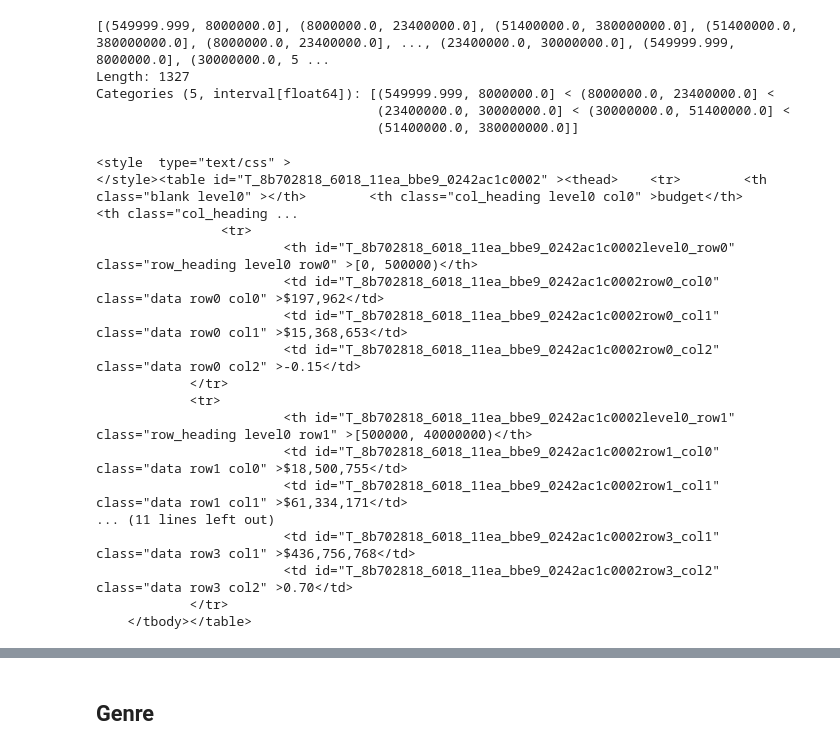
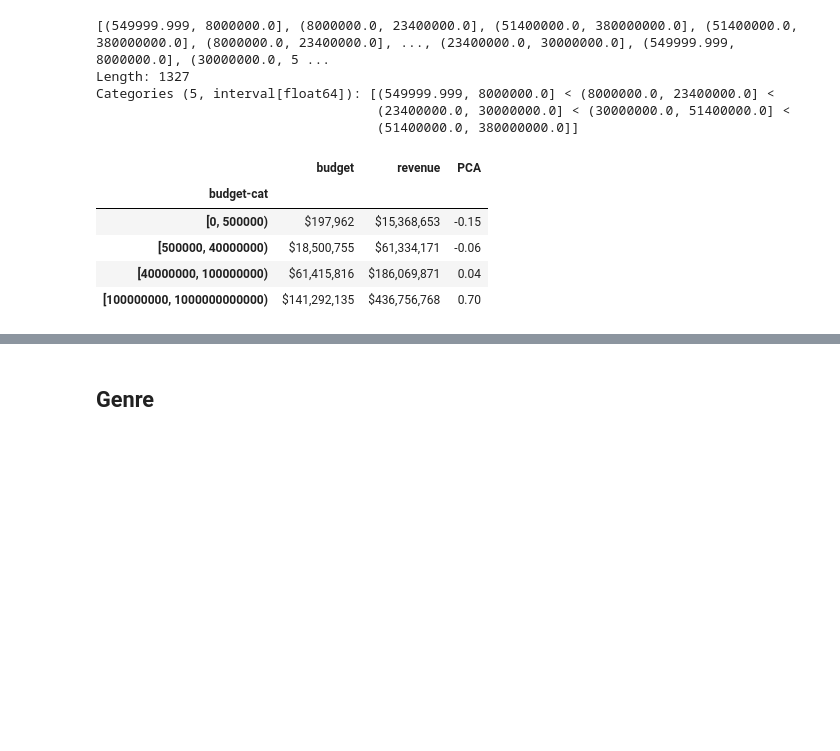
Before and after one commit to ErikSeguinte/movie_data, a Jupyter notebook: processing.ipynb, the cells around one changed output, grey strips where cells are left out. Cells and saved outputs as stored; diff of their text form; code cells hidden in the pictures; blank space fills up the shorter version.

```diff
--- a/processing.ipynb
+++ b/processing.ipynb
@@ -360,31 +360,20 @@ budget_ratings = clean_movies[['title','budget-cat', 'budget', 'revenue','PCA']]
 # %%
 quantiles=budget_ratings.groupby('budget-cat').mean()
 # %%
-print(quantiles
+(quantiles
  .style
  .format({
      "budget":"${:,.0f}",
      "revenue":"${:,.0f}",
      "PCA":"{:.2f}"
  })
- .render()
+ #.render()
 )
 # %% [output]
-<style  type="text/css" >
-</style><table id="T_8b702818_6018_11ea_bbe9_0242ac1c0002" ><thead>    <tr>        <th class="blank level0" ></th>        <th class="col_heading level0 col0" >budget</th>        <th class="col_heading ...
-                <tr>
-                        <th id="T_8b702818_6018_11ea_bbe9_0242ac1c0002level0_row0" class="row_heading level0 row0" >[0, 500000)</th>
-                        <td id="T_8b702818_6018_11ea_bbe9_0242ac1c0002row0_col0" class="data row0 col0" >$197,962</td>
-                        <td id="T_8b702818_6018_11ea_bbe9_0242ac1c0002row0_col1" class="data row0 col1" >$15,368,653</td>
-                        <td id="T_8b702818_6018_11ea_bbe9_0242ac1c0002row0_col2" class="data row0 col2" >-0.15</td>
-            </tr>
-            <tr>
-                        <th id="T_8b702818_6018_11ea_bbe9_0242ac1c0002level0_row1" class="row_heading level0 row1" >[500000, 40000000)</th>
-                        <td id="T_8b702818_6018_11ea_bbe9_0242ac1c0002row1_col0" class="data row1 col0" >$18,500,755</td>
-                        <td id="T_8b702818_6018_11ea_bbe9_0242ac1c0002row1_col1" class="data row1 col1" >$61,334,171</td>
-... (11 lines left out)
-                        <td id="T_8b702818_6018_11ea_bbe9_0242ac1c0002row3_col1" class="data row3 col1" >$436,756,768</td>
-                        <td id="T_8b702818_6018_11ea_bbe9_0242ac1c0002row3_col2" class="data row3 col2" >0.70</td>
-            </tr>
-    </tbody></table>
+|  | budget | revenue | PCA |
+| budget-cat |  |  |  |
+| [0, 500000) | $197,962 | $15,368,653 | -0.15 |
+| [500000, 40000000) | $18,500,755 | $61,334,171 | -0.06 |
+| [40000000, 100000000) | $61,415,816 | $186,069,871 | 0.04 |
+| [100000000, 1000000000000) | $141,292,135 | $436,756,768 | 0.70 |
 # %%
```
Also changed, not shown: parts of 1 cell of this notebook.
